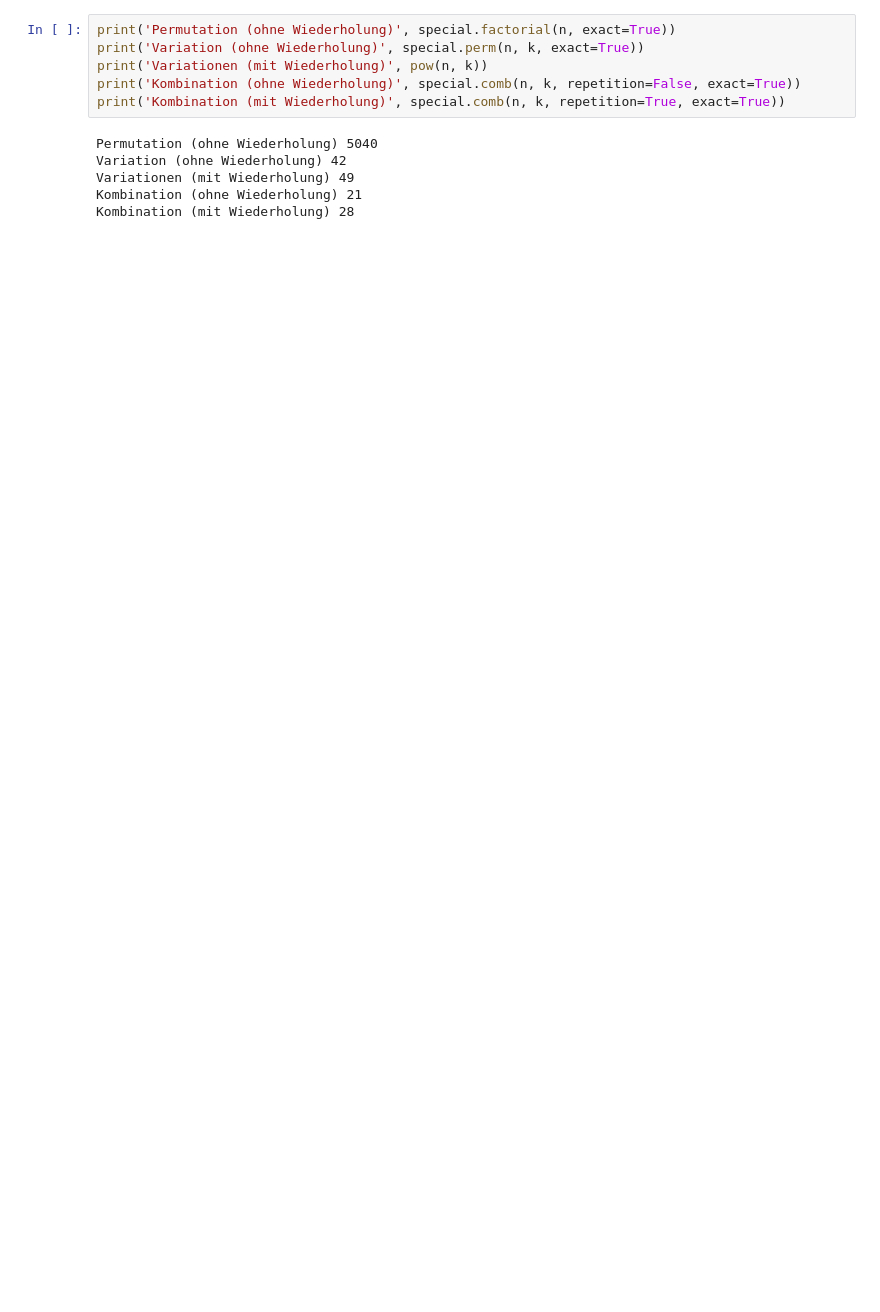
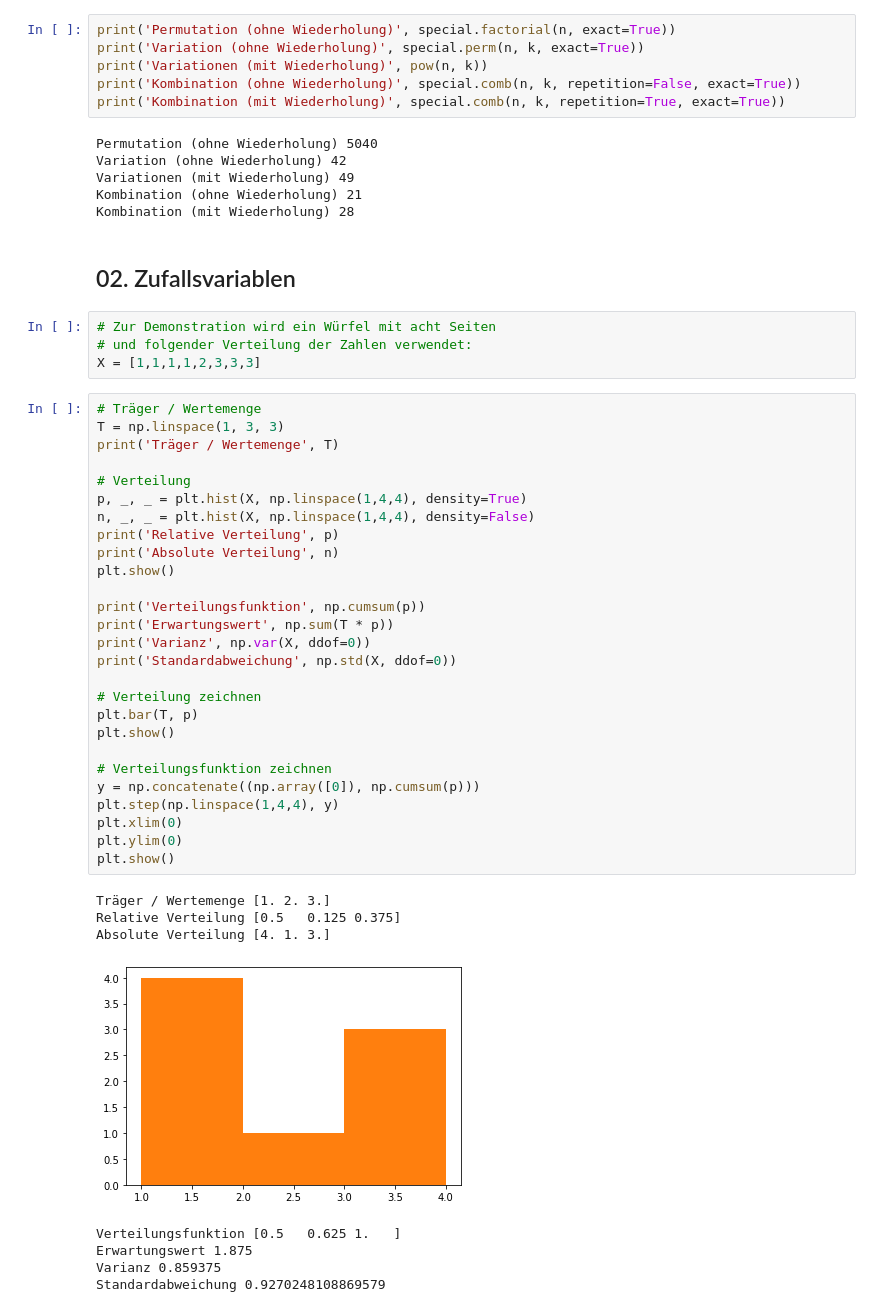
Before and after one commit to schmuecker/statistics-course, a Jupyter notebook: stats_lib.ipynb, the cells around one changed output. Drawn from its saved outputs; the diff is of its cells as text; blank space fills up the shorter version.

```diff
--- a/stats_lib.ipynb
+++ b/stats_lib.ipynb
@@ -149,3 +149,45 @@ Variation (ohne Wiederholung) 42
 Variationen (mit Wiederholung) 49
 Kombination (ohne Wiederholung) 21
 Kombination (mit Wiederholung) 28
+# %% [markdown]
+## 02. Zufallsvariablen
+# %%
+# Zur Demonstration wird ein Würfel mit acht Seiten
+# und folgender Verteilung der Zahlen verwendet:
+X = [1,1,1,1,2,3,3,3]
+# %%
+# Träger / Wertemenge
+T = np.linspace(1, 3, 3)
+print('Träger / Wertemenge', T)
+
+# Verteilung
+p, _, _ = plt.hist(X, np.linspace(1,4,4), density=True)
+n, _, _ = plt.hist(X, np.linspace(1,4,4), density=False)
+print('Relative Verteilung', p)
+print('Absolute Verteilung', n)
+plt.show()
+
+print('Verteilungsfunktion', np.cumsum(p))
+print('Erwartungswert', np.sum(T * p))
+print('Varianz', np.var(X, ddof=0))
+print('Standardabweichung', np.std(X, ddof=0))
+
+# Verteilung zeichnen
+plt.bar(T, p)
+plt.show()
+
+# Verteilungsfunktion zeichnen
+y = np.concatenate((np.array([0]), np.cumsum(p)))
+plt.step(np.linspace(1,4,4), y)
+plt.xlim(0)
+plt.ylim(0)
+plt.show()
+# %% [output]
+Träger / Wertemenge [1. 2. 3.]
+Relative Verteilung [0.5   0.125 0.375]
+Absolute Verteilung [4. 1. 3.]
+[figure, added]
+Verteilungsfunktion [0.5   0.625 1.   ]
+Erwartungswert 1.875
+Varianz 0.859375
+Standardabweichung 0.9270248108869579
```
Also changed, not shown: parts of 16 cells of this notebook.
